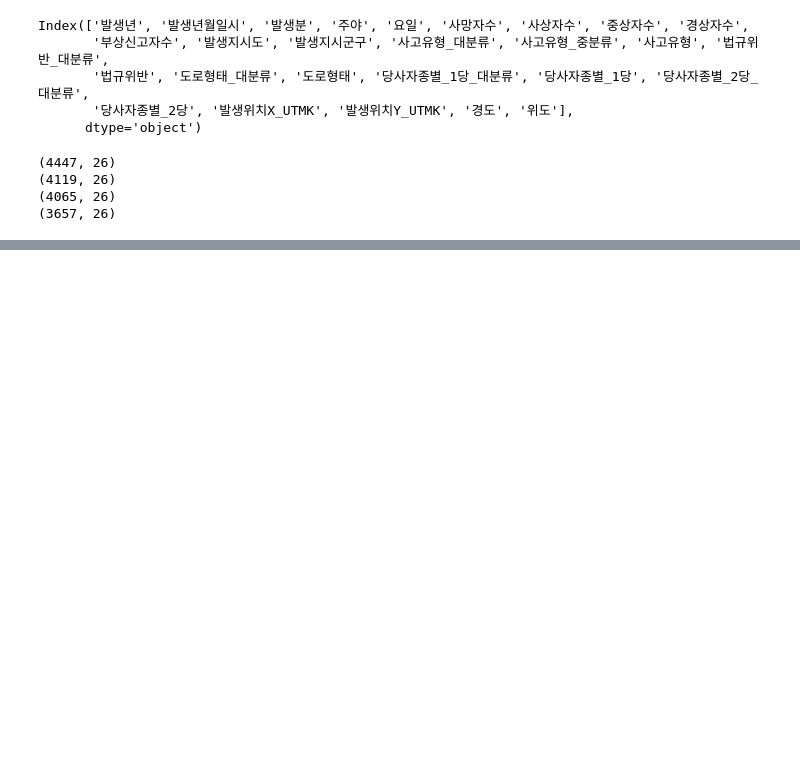
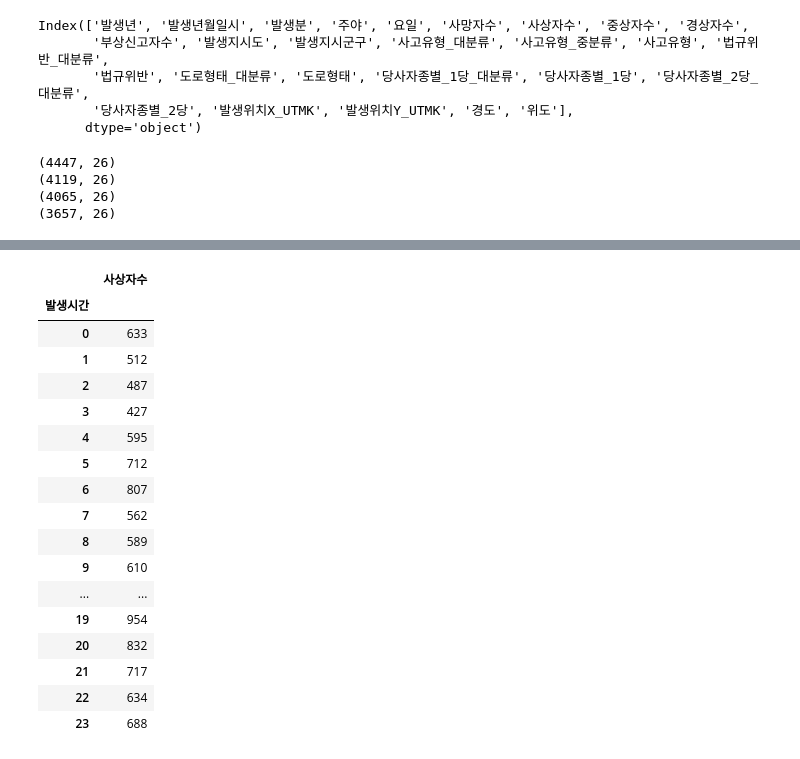
Before and after one commit to sunnight9507/4_2_-Data_Visualization, a Jupyter notebook: 교통사고/HW2.ipynb, the cells around one changed output, grey strips where cells are left out. Saved outputs shown, nothing was run; the diff lists cells and outputs as text; code cells hidden in the pictures; blank space fills up the shorter version.

```diff
--- a/교통사고/HW2.ipynb
+++ b/교통사고/HW2.ipynb
@@ -48,0 +154,25 @@ data.to_csv('result', encoding = 'utf-8-sig')
+# %%
+data['발생시간'] = data['발생년월일시분'].apply(lambda x: int(x[11:13]))
+
+result4 = data.pivot_table(index = '발생시간', values = '사상자수', aggfunc = 'count')
+
+result4
+# %% [output]
+|  | 사상자수 |
+| 발생시간 |  |
+| 0 | 633 |
+| 1 | 512 |
+| 2 | 487 |
+| 3 | 427 |
+| 4 | 595 |
+| 5 | 712 |
+| 6 | 807 |
+| 7 | 562 |
+| 8 | 589 |
+| 9 | 610 |
+| ... | ... |
+| 19 | 954 |
+| 20 | 832 |
+| 21 | 717 |
+| 22 | 634 |
+| 23 | 688 |
```
Also changed, not shown: parts of 13 cells of this notebook.
